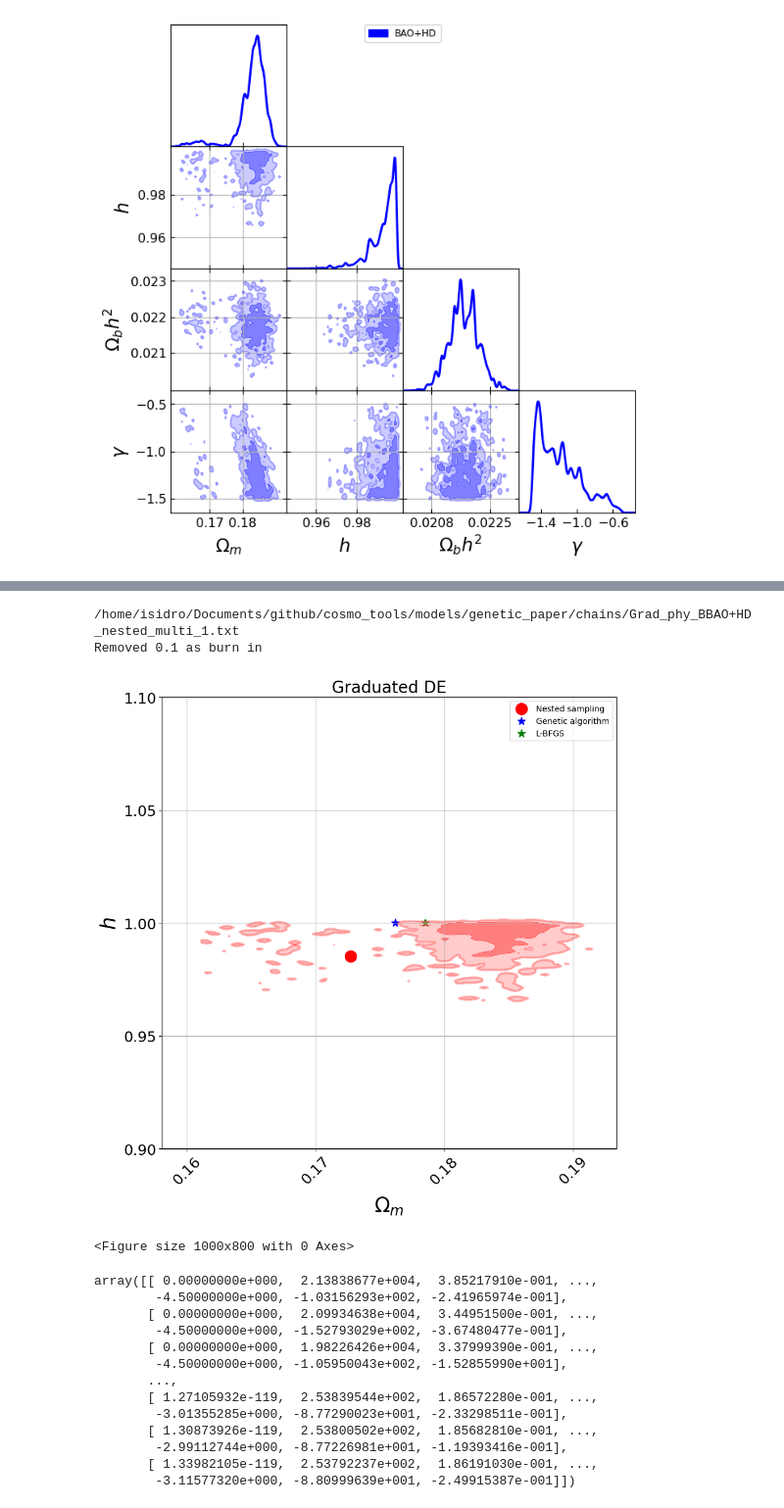
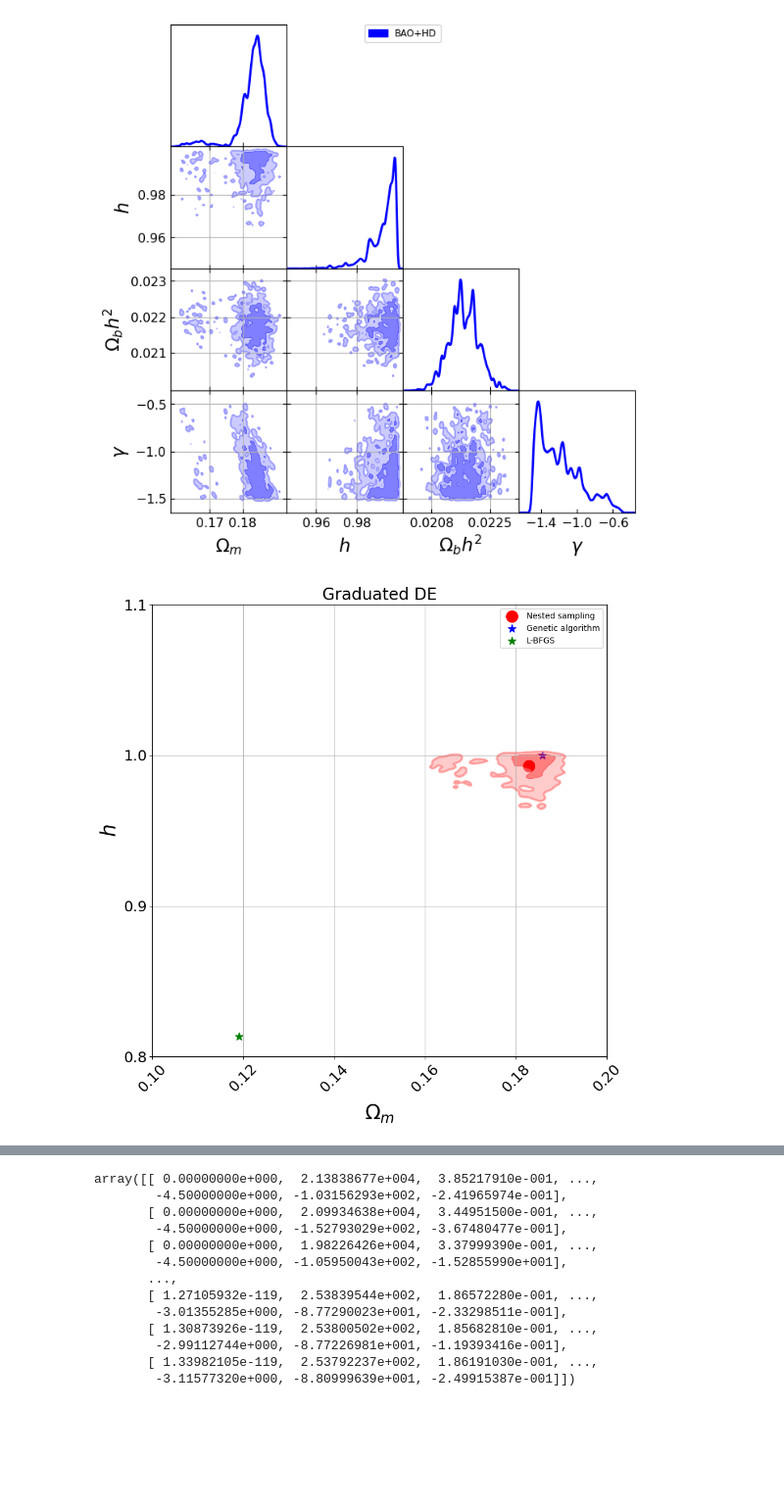
Before and after one commit to igomezv/cosmo_tools, a Jupyter notebook: models/genetic_paper/plots.ipynb, the cells around one changed output, grey strips where cells are left out. Shown at 98% size. Cells and saved outputs as stored; diff of their text form; code cells hidden in the pictures; blank space fills up the shorter version.

Commit message:
update genetic paper notebook

```diff
--- a/models/genetic_paper/plots.ipynb
+++ b/models/genetic_paper/plots.ipynb
@@ -553,37 +553,38 @@ fig = plt.figure(figsize=(10, 10))
 ax = fig.add_subplot(111)
 
 # plot_elipses([1.0000, 0.0220, 0.7759, -1.4949, 0.0200], cov_graduatedBAO_gadeap, par1=0, par2=2, par1_Ltx='Om', par2_Ltx='h',
 #              ax=ax, contour_col='b', axis_sty='-b')
 # plot_elipses([0.1785,  0.0218,  1.0000, -0.5000, -0.0200], cov_graduatedBAO_maxlike, par1=0, par2=2, par1_Ltx='Om', par2_Ltx='h',
 #              ax=ax, contour_col='g', axis_sty='-g')
 
 
-ax.scatter(0.1727, 0.9853, marker='o', s=200, c='red', label='Nested sampling')
-ax.scatter(0.1762, 1.0000 , marker='*', s=100, c='blue', label='Genetic algorithm')
-ax.scatter(0.1785, 1.0000, marker='*', s=100, c='green', label='L-BFGS')
+ax.scatter(0.1828, 0.9929, marker='o', s=200, c='red', label='Nested sampling')
+ax.scatter(0.1858, 1.0000, marker='*', s=100, c='blue', label='Genetic algorithm')
+ax.scatter(0.1191, 0.8134, marker='*', s=100, c='green', label='L-BFGS')
 
 gg= plots.getSinglePlotter(chain_dir = dir_name, width_inch= 10,
                           ratio = 0.8,
-                          analysis_settings={'smooth_scale_2D': 0.1,
-                                             'smooth_scale_1D': 0.1,
+                          analysis_settings={'smooth_scale_2D': 0.2,
+                                             'smooth_scale_1D': 0.2,
                                              'ignore_rows': 0.1}, )
 
 gg.settings.lab_fontsize = 25
 gg.settings.x_label_rotation= 45
 gg.settings.legend_fontsize = 15
 gg.settings.axes_fontsize = 18
 gg.settings.linewidth_meanlikes = 5
 gg.settings.linewidth_contour = 1
 
 
 # plt.figure(figsize=(10,8))
 gg.plot_2d(root_graduatedBAOHD_nested, 'Om', 'h', colors=['red'],
            filled=True, alphas = [0.5], legend_loc='upper right', ax=ax)
 
 ax.legend()
 ax.grid()
-ax.set_ylim(0.9, 1.1)
-# ax.set_xlim(0.1, 1.1)
+ax.set_ylim(0.8, 1.1)
+ax.set_xlim(0.1, 0.2)
 ax.set_title('Graduated DE', fontsize=20)
 fig.savefig('graduatedBAOHD_genetic.png')
 # %% [output]
+[figure, new version]
@@ -592,7 +592,3 @@ WARNING:root:fine_bins_2D not large enough for optimal density: Om, h
-/home/isidro/Documents/github/cosmo_tools/models/genetic_paper/chains/Grad_phy_BBAO+HD_nested_multi_1.txt
-Removed 0.1 as burn in
-[figure, old version]
-<Figure size 1000x800 with 0 Axes>
 # %%
 data = np.loadtxt(dir_name+"Grad_phy_BBAO+HD_nested_multi_1.txt", delimiter=' ')
 data
```
Also changed, not shown: parts of 1 cell of this notebook.
